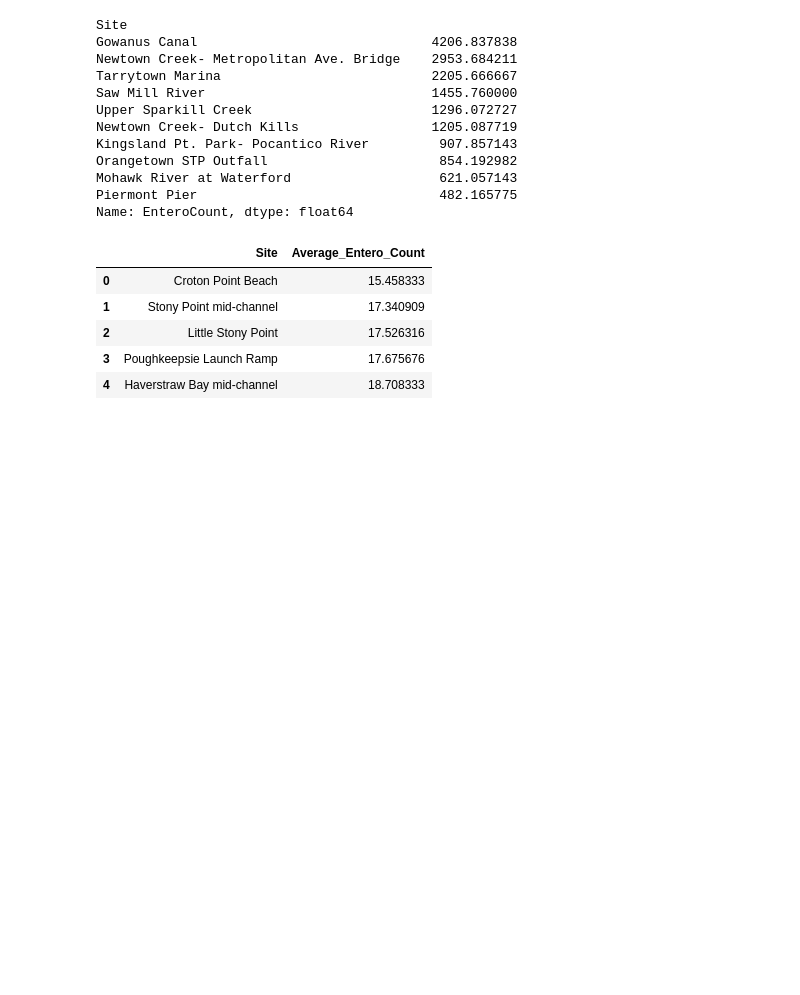
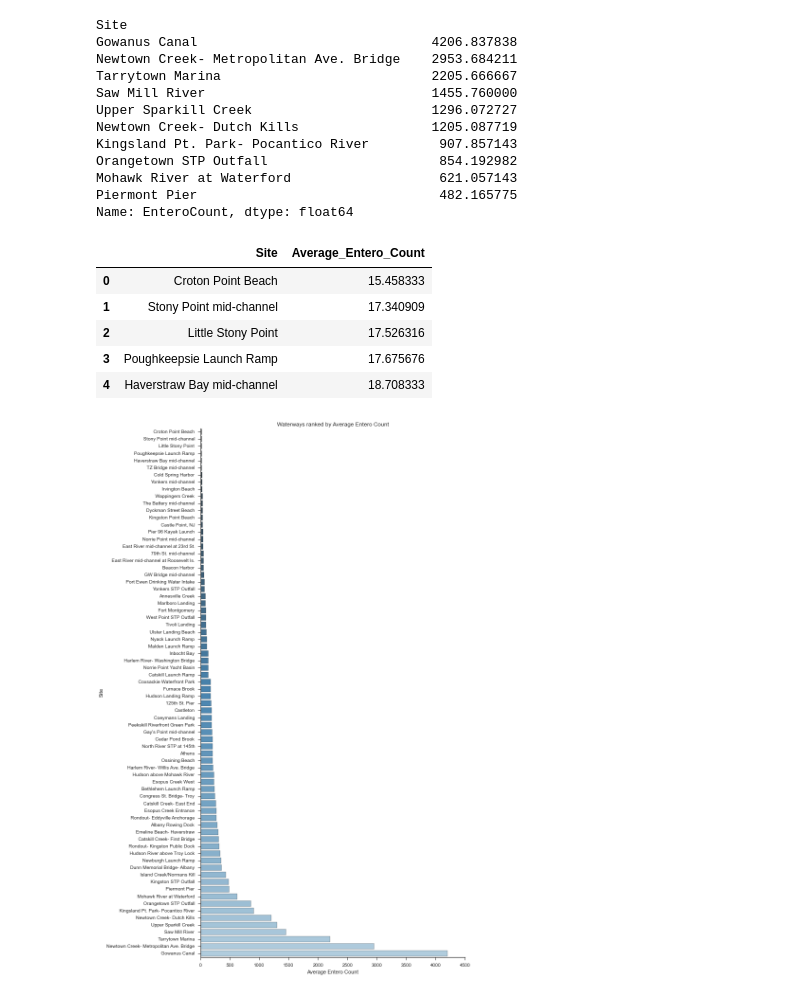
Before and after one commit to dbouquin/IS_608, a Jupyter notebook: IS608_HW4/IS608_HW4.ipynb, the cells around one changed output. Drawn from its saved outputs; the diff is of its cells as text; code cells hidden in the pictures; blank space fills up the shorter version.

```diff
--- a/IS608_HW4/IS608_HW4.ipynb
+++ b/IS608_HW4/IS608_HW4.ipynb
@@ -198,11 +182,3 @@ mean_entero1.head()
 | 2 | Little Stony Point | 17.526316 |
 | 3 | Poughkeepsie Launch Ramp | 17.675676 |
 | 4 | Haverstraw Bay mid-channel | 18.708333 |
-# %%
-# Plot the results
-%matplotlib inline
-sns.set_context("poster")
-plt.figure(figsize=(7, 8))
-# code from past project as template for seaborn vis
-# v_plot = sns.violinplot(x="Search", y="Authors", data=m_results, palette="Blues_d", scale="count")
-# v_plot.set_title('Number of Authors per Search Topic')
@@ -221,0 +185,14 @@ plt.figure(figsize=(7, 8))
+# %%
+# Plot the results
+%matplotlib inline
+sns.set_style("whitegrid")
+sns.set_style("ticks")
+plt.figure(figsize=(10, 20))
+ax = sns.barplot(x ="Average_Entero_Count", y="Site", data=mean_entero1, palette="Blues_d")
+ax.set(xlabel='Average Entero Count', ylabel='Site')
+ax.set_title('Waterways ranked by Average Entero Count')
+sns.despine()
+
+# Don't go swimming in the Gowanus Canal
+# %% [output]
+[figure, added]
```
Also changed, not shown: parts of 24 cells of this notebook.
